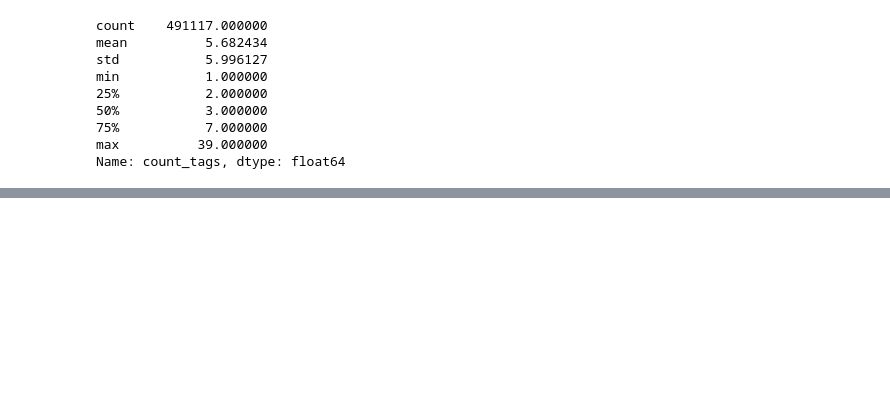
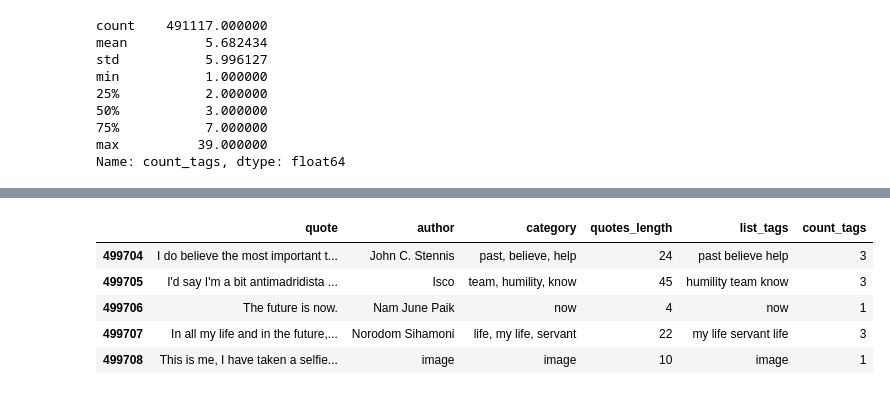
Before and after one commit to LAnnamaria/quotes_for_posts_783, a Jupyter notebook: notebooks/Quotes dataset analysis_AM.ipynb, the cells around one changed output, grey strips where cells are left out. Saved outputs shown, nothing was run; the diff lists cells and outputs as text; code cells hidden in the pictures; blank space fills up the shorter version.

Commit message:
Working on dummy model (quotes).

```diff
--- a/notebooks/Quotes dataset analysis_AM.ipynb
+++ b/notebooks/Quotes dataset analysis_AM.ipynb
@@ -310,0 +328,2 @@ topic 4 : 0.4912087764606707
+# %%
+quotes40.iloc[-1] = ['This is me, I have taken a selfie in Paris.','image','image','10','image','1']
@@ -310,0 +336,9 @@ topic 4 : 0.4912087764606707
+# %%
+quotes40.tail()
+# %% [output]
+|  | quote | author | category | quotes_length | list_tags | count_tags |
+| 499704 | I do believe the most important t... | John C. Stennis | past, believe, help | 24 | past believe help | 3 |
+| 499705 | I'd say I'm a bit antimadridista ... | Isco | team, humility, know | 45 | humility team know | 3 |
+| 499706 | The future is now. | Nam June Paik | now | 4 | now | 1 |
+| 499707 | In all my life and in the future,... | Norodom Sihamoni | life, my life, servant | 22 | my life servant life | 3 |
+| 499708 | This is me, I have taken a selfie... | image | image | 10 | image | 1 |
```
Also changed, not shown: parts of 15 cells of this notebook.
